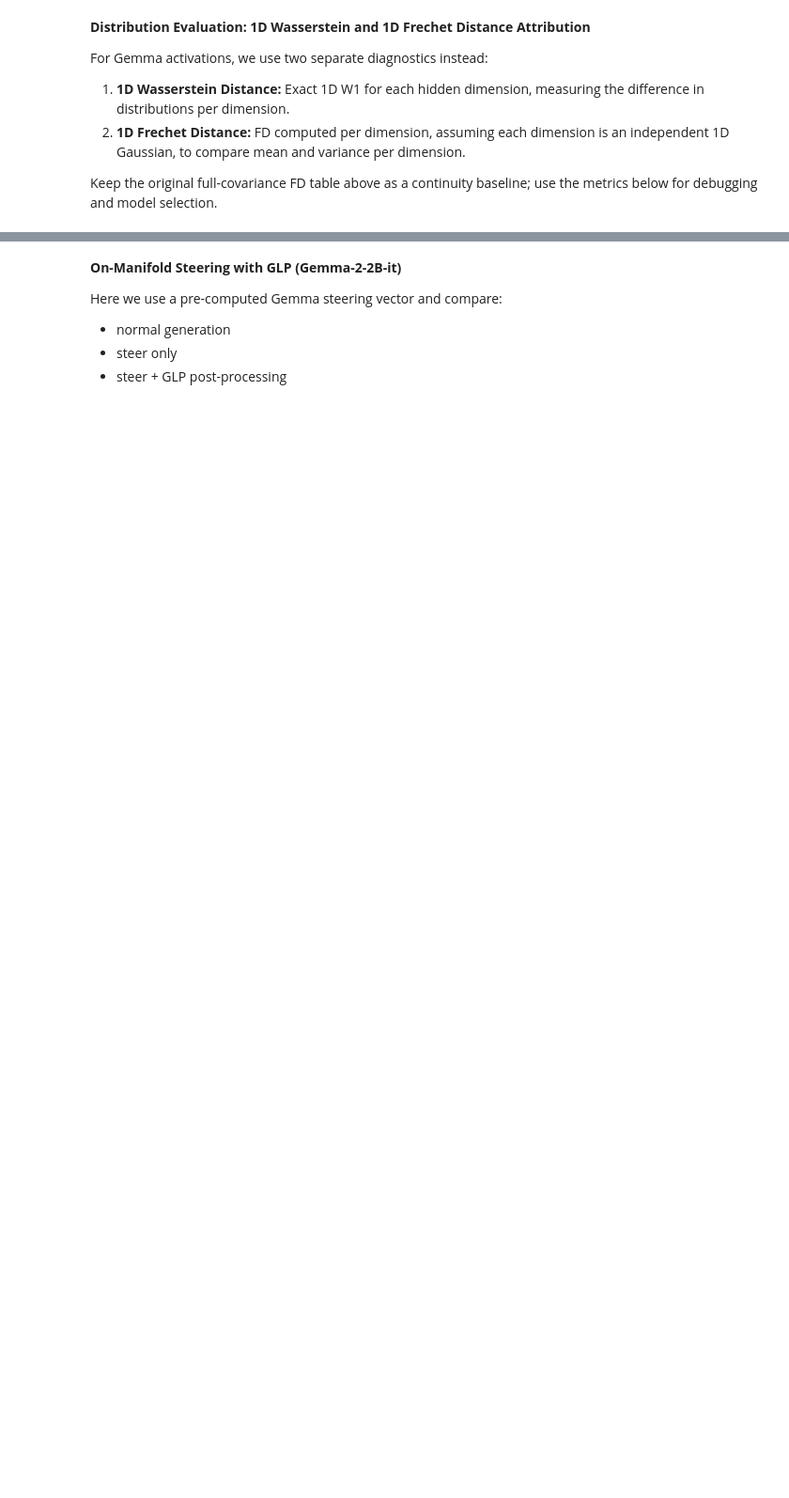
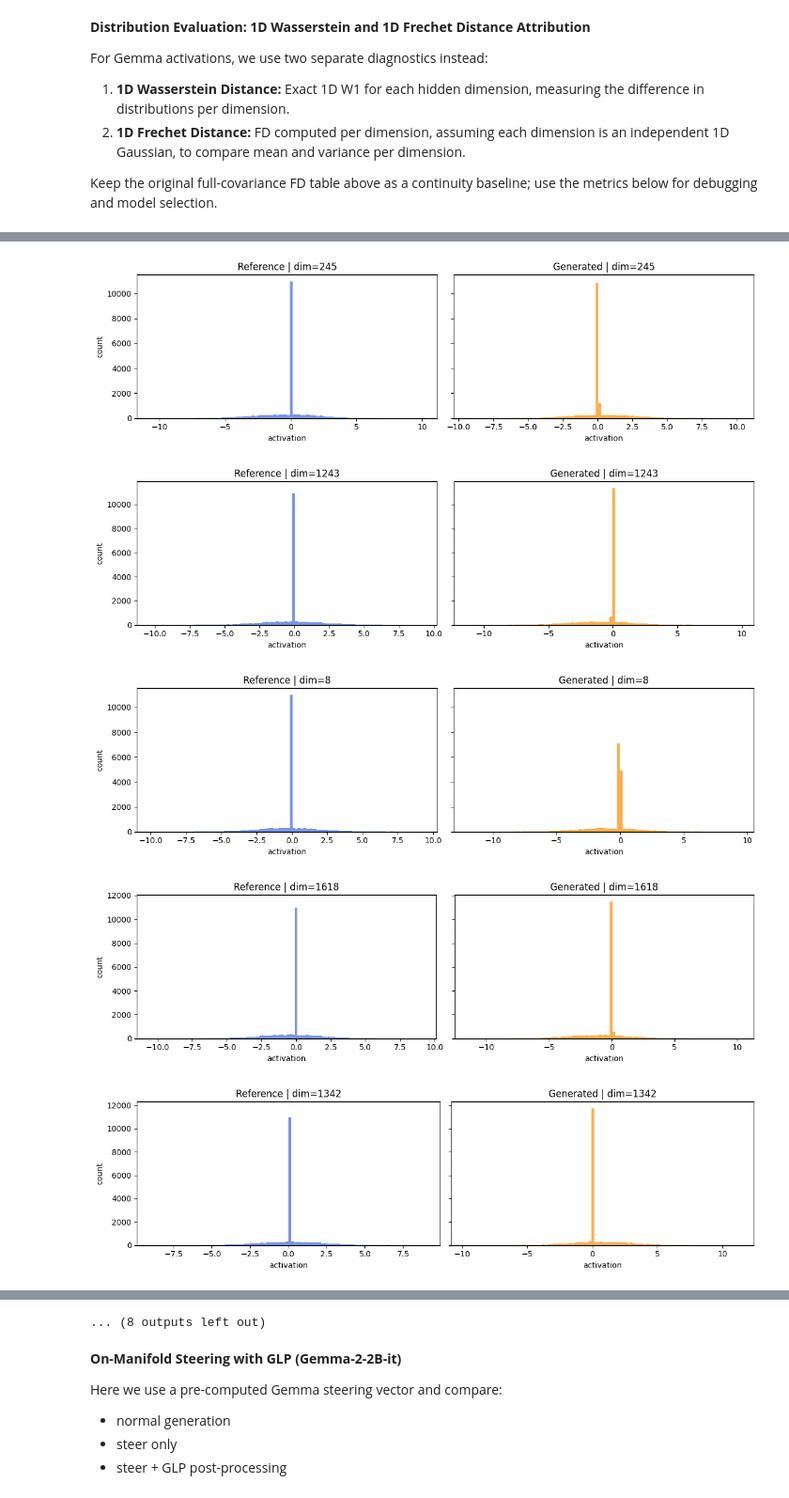
Before and after one commit to PQHSGS/GLP, a Jupyter notebook: glp_demo gemma.ipynb, the cells around one changed output, grey strips where cells are left out. Shown at 94% size. Saved outputs shown, nothing was run; the diff lists cells and outputs as text; code cells hidden in the pictures; blank space fills up the shorter version.

```diff
--- a/glp_demo gemma.ipynb
+++ b/glp_demo gemma.ipynb
@@ -471,0 +571,35 @@ plt.hist()
+# %%
+# 2-column histograms (Reference vs Generated) for top FD-ratio dimensions.c
+ref_vecs = ref_latents[:, 0, :].detach().cpu().float().numpy()
+gen_vecs = eval_gen[:, 0, :].detach().cpu().float().numpy()
+
+n = min(ref_vecs.shape[0], gen_vecs.shape[0])
+ref_vecs = ref_vecs[:n]
+gen_vecs = gen_vecs[:n]
+
+for dim_idx in top_fd_ratio["dim"].astype(int).tolist():
+    fig, axes = plt.subplots(1, 2, figsize=(12, 3.5), sharey=True)
+
+    axes[0].hist(ref_vecs[:, dim_idx], bins=100, color="royalblue", alpha=0.7)
+    axes[0].set_title(f"Reference | dim={dim_idx}")
+    axes[0].set_xlabel("activation")
+    axes[0].set_ylabel("count")
+
+    axes[1].hist(gen_vecs[:, dim_idx], bins=100, color="darkorange", alpha=0.7)
+    axes[1].set_title(f"Generated | dim={dim_idx}")
+    axes[1].set_xlabel("activation")
+
+    plt.tight_layout()
+    plt.show()
+
+# Prevent duplicate plotting by the legacy loop below this insertion point.
+top_fd_ratio = top_fd_ratio.iloc[0:0]
+for id in top_fd_ratio["dim"]:
+    plt.hist(ref_latents[:, 0, int(id)].float().cpu().numpy(), bins=100, color="blue", alpha=0.5, label="Reference")
+    plt.show()
+# %% [output]
+[figure, added]
+[figure, added]
+[figure, added]
+[figure, added]
+[figure, added]
@@ -472,3 +613,4 @@ plt.hist()
+... (8 outputs left out)
 # %% [markdown]
 **On-Manifold Steering with GLP (Gemma-2-2B-it)**
 
```
Also changed, not shown: parts of 15 cells of this notebook, 10 other files.
